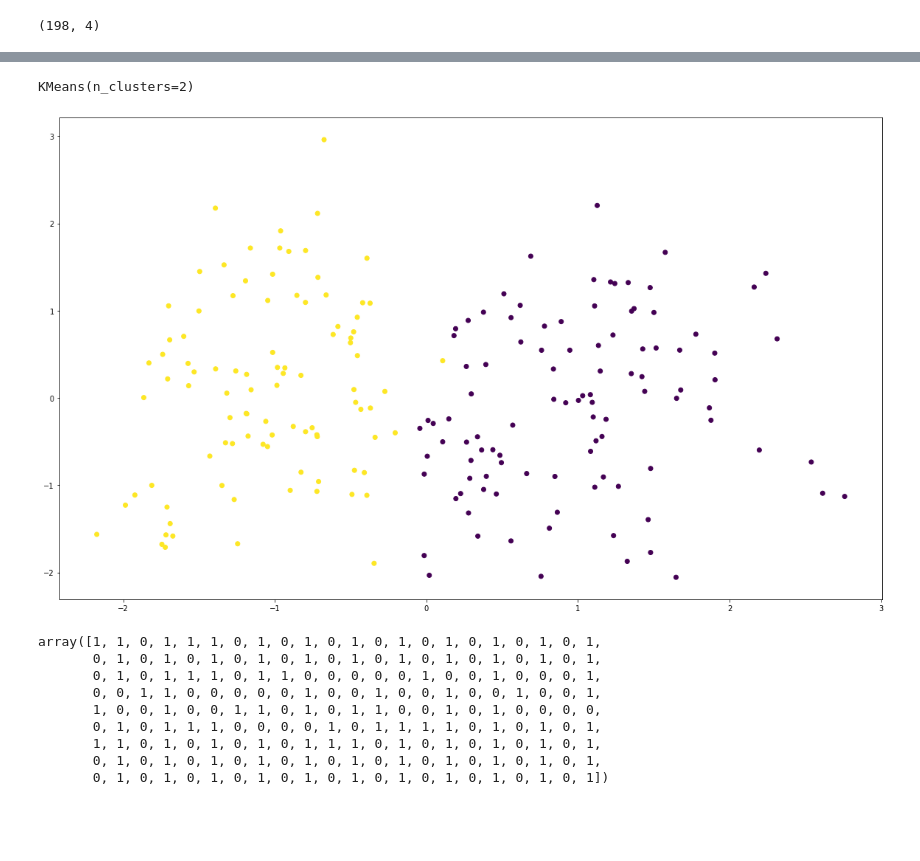
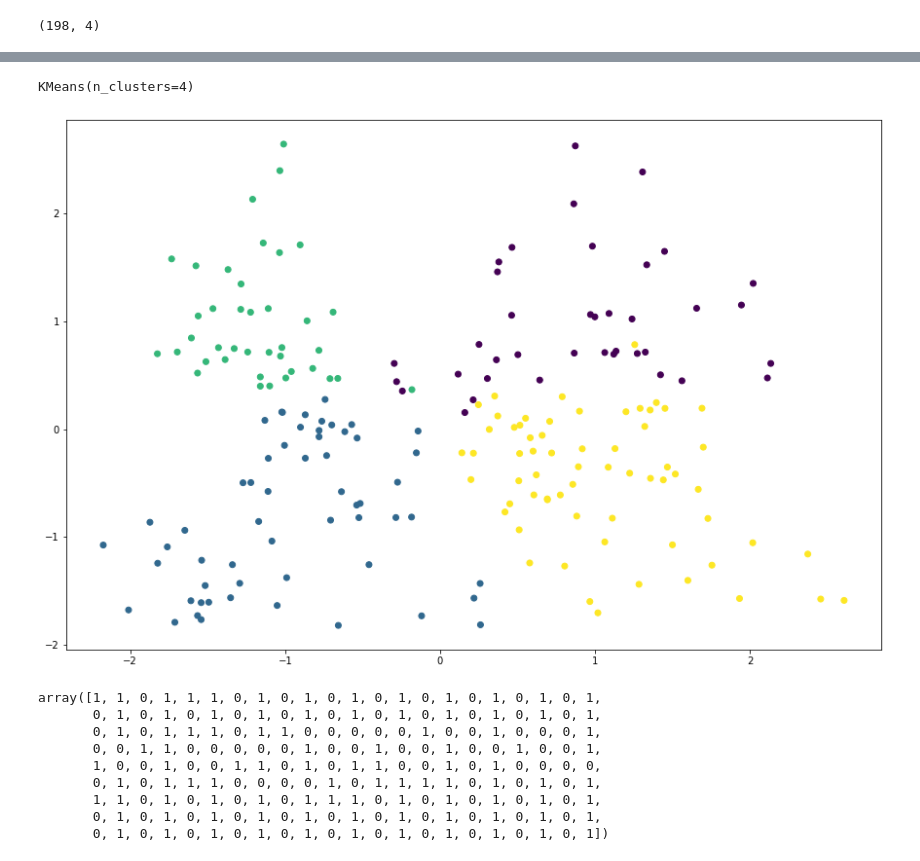
Before and after one commit to nipun1992/Mall-Customers, a Jupyter notebook: Mall_customers.ipynb, the cells around one changed output, grey strips where cells are left out. Drawn from its saved outputs; the diff is of its cells as text; code cells hidden in the pictures; blank space fills up the shorter version.

```diff
--- a/Mall_customers.ipynb
+++ b/Mall_customers.ipynb
@@ -164,3 +218,5 @@ scaled_df.head(20)
+# %%
+scaled_df['CustomerID'] = Y
 # %%
 scaled_df.shape
 # %% [output]
@@ -167,0 +238,3 @@ scaled_df.shape
+# %%
+scaled_df = scaled_df.set_index('CustomerID')
+scaled_df
@@ -167,0 +276,2 @@ scaled_df.shape
+# %%
+scaled_df['Gender_Male'] = X
@@ -197,19 +352,19 @@ Text(0.5, 1.0, 'Elbow curve')
 # %%
-model1 = KMeans(n_clusters = 2)
+model1 = KMeans(n_clusters = 4)
 model1.fit(scaled_df)
 # %% [output]
-KMeans(n_clusters=2)
+KMeans(n_clusters=4)
 # %%
 from sklearn.decomposition import PCA
 # %%
 pca_2 = PCA(2)
 # %%
-plt.figure(figsize=(20,12))
+plt.figure(figsize=(15,10))
 plot_columns = pca_2.fit_transform(scaled_df)
 plt.scatter(x = plot_columns[:,0], y = plot_columns[:,1], c = model1.labels_)
 plt.show()
 # %% [output]
-[figure, old version]
+[figure, new version]
 # %%
 prediction = model1.predict(scaled_df)
 # %%
```
Also changed, not shown: parts of 16 cells of this notebook.
